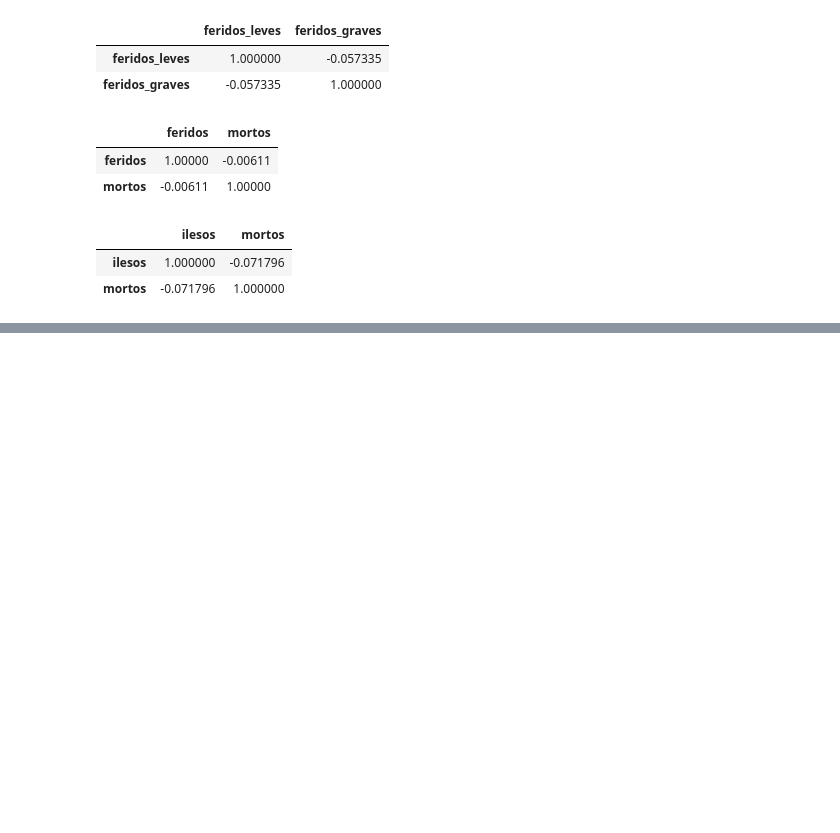
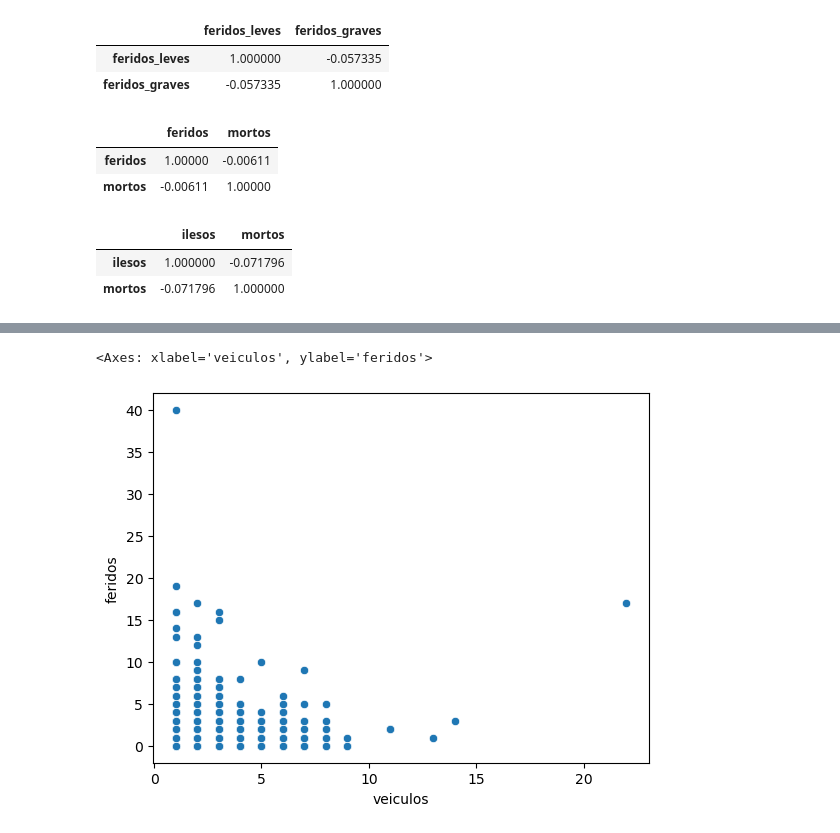
Before and after one commit to EmanuelMMB/Projeto-ICD, a Jupyter notebook: Acidentes de Trânsito em BRs.ipynb, the cells around one changed output, grey strips where cells are left out. Saved outputs shown, nothing was run; the diff lists cells and outputs as text; code cells hidden in the pictures; blank space fills up the shorter version.

```diff
--- a/Acidentes de Trânsito em BRs.ipynb
+++ b/Acidentes de Trânsito em BRs.ipynb
@@ -56,0 +77,6 @@ dataset[["ilesos", "mortos"]].corr()
+# %%
+sns.scatterplot(x='veiculos', y='feridos', data=dataset)
+#Vendo se há alguma relação entre a quantidade de veículos envolvidos e a quantidade de feridos.
+# %% [output]
+<Axes: xlabel='veiculos', ylabel='feridos'>
+[figure, added]
```
Also changed, not shown: parts of 5 cells of this notebook.
